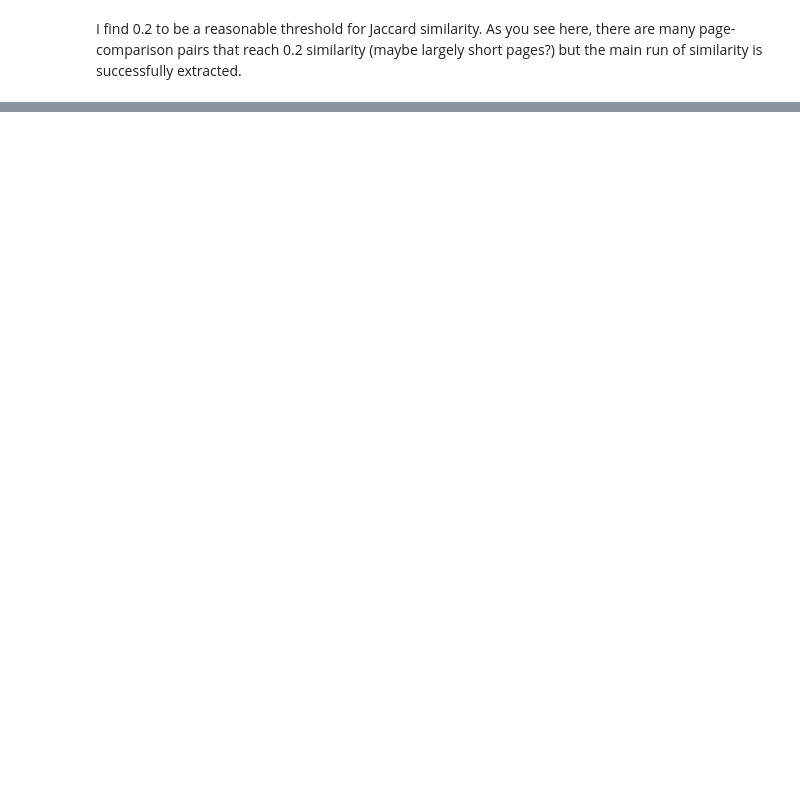
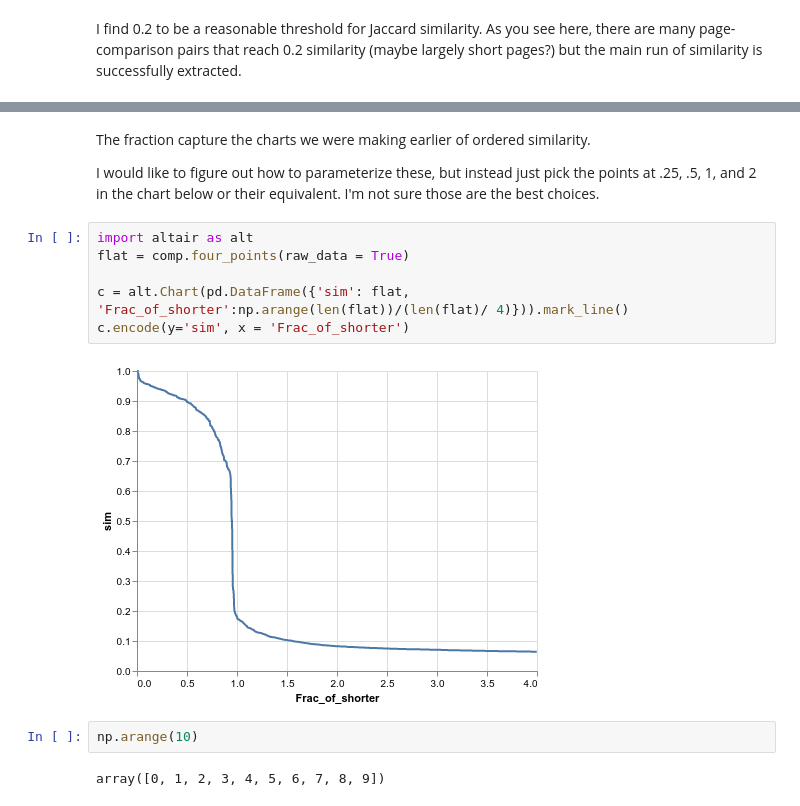
Before and after one commit to massivetexts/compare-tools, a Jupyter notebook: examples/Jaccard.ipynb, the cells around one changed output, grey strips where cells are left out. Saved outputs shown, nothing was run; the diff lists cells and outputs as text; blank space fills up the shorter version.

```diff
--- a/examples/Jaccard.ipynb
+++ b/examples/Jaccard.ipynb
@@ -60,0 +125,16 @@ comp.plot("jaccard_matrix", filter = lambda x: x >= .2, runs = True).properties(
+# %% [markdown]
+The fraction capture the charts we were making earlier of ordered similarity.
+
+I would like to figure out how to parameterize these, but instead just pick the points at .25, .5, 1, and 2 in the chart below or their equivalent. I'm not sure those are the best choices.
+# %%
+import altair as alt
+flat = comp.four_points(raw_data = True)
+
+c = alt.Chart(pd.DataFrame({'sim': flat, 'Frac_of_shorter':np.arange(len(flat))/(len(flat)/ 4)})).mark_line()
+c.encode(y='sim', x = 'Frac_of_shorter')
+# %% [output]
+[figure, added]
+# %%
+np.arange(10)
+# %% [output]
+array([0, 1, 2, 3, 4, 5, 6, 7, 8, 9])
```
Also changed, not shown: parts of 29 cells of this notebook, 4 other files.
